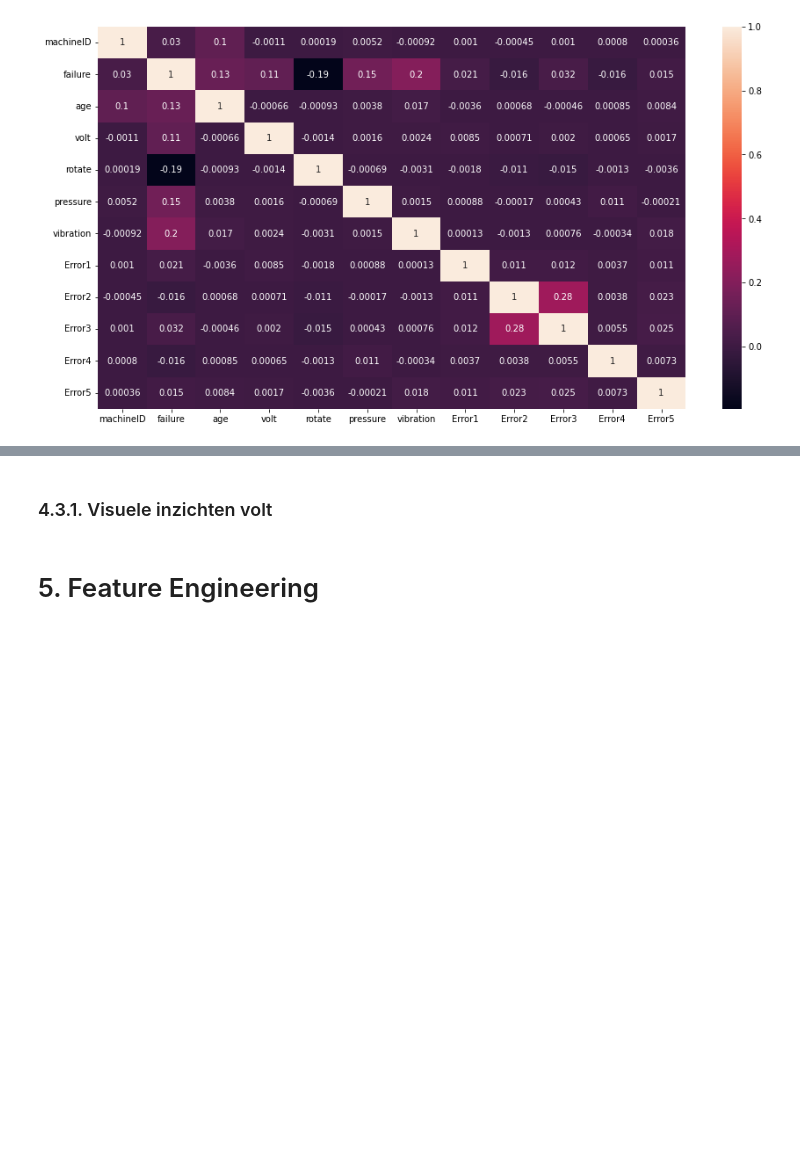
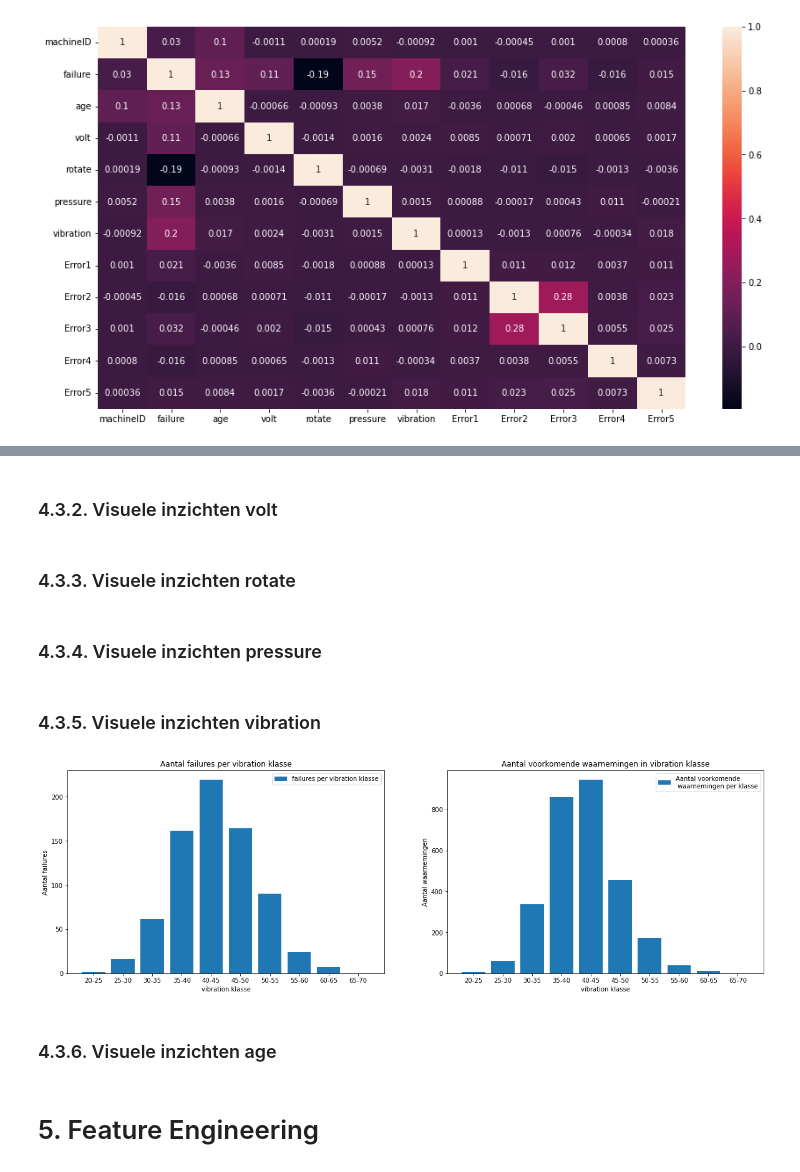
Before and after one commit to Intux404/Predictive_Maintenance, a Jupyter notebook: Predictive_Maintenance_nieuw.ipynb, the cells around one changed output, grey strips where cells are left out. Saved outputs shown, nothing was run; the diff lists cells and outputs as text; code cells hidden in the pictures; blank space fills up the shorter version.

```diff
--- a/Predictive_Maintenance_nieuw.ipynb
+++ b/Predictive_Maintenance_nieuw.ipynb
@@ -842,5 +936,72 @@ Om te beginnen worden de onafhankelijke variabelen die te maken hebben met de me
 # %% [markdown]
-### 4.3.1. Visuele inzichten volt <a class="anchor" id="Chapyer4.3.1"></a><br>
+### 4.3.2. Visuele inzichten volt <a class="anchor" id="Chapter4.3.2"></a><br>
+# %% [markdown]
+### 4.3.3. Visuele inzichten rotate <a class="anchor" id="Chapter4.3.3"></a><br>
+# %% [markdown]
+### 4.3.4. Visuele inzichten pressure <a class="anchor" id="Chapter4.3.4"></a><br>
+# %% [markdown]
+### 4.3.5. Visuele inzichten vibration <a class="anchor" id="Chapter4.3.5"></a><br>
+# %%
+# vibration min = 21.952829
+# vibration max = 63.246018
+# bins: 20, 25, 30, 35, 40, 45, 50, 55, 60, 65, 70
+
+dfSmall_encoded['vibration'].describe()
+
+toCut = dfSmall_encoded.vibration
+labelsUsed = [
+    '20-25',
+    '25-30',
+    '30-35',
+    '35-40',
+    '40-45',
+    '45-50',
+    '50-55',
+    '55-60',
+    '60-65',
+    '65-70'
+]
+
+vibrationcat = pd.cut(toCut,bins=[20, 25, 30, 35, 40, 45, 50, 55, 60, 65, 70],
+    labels=labelsUsed)
+
+if 'vibration_class' not in dfSmall_encoded.columns:
+    dfSmall_encoded.insert(13,'vibration_class',vibrationcat) #Inserts the records into the new columns, but when executed again another code should be used(?)
+
+else:
+    dfSmall_encoded=dfSmall_encoded
+
+## Building the graphic
+
+# validation code to check the amount of failures within a rotation class
+# test = dfSmall['vibration'].groupby(dfSmall['vibration_class']).sum()
+# print(test)
+
+#Grouping only takes the [1] values in failure
+vibrationGroupRotatedf = dfSmall_encoded['failure'].groupby(dfSmall_encoded['vibration_class']).sum().reset_index()
+x = vibrationGroupRotatedf['vibration_class']
+y = vibrationGroupRotatedf['failure']
+z = dfSmall_encoded['vibration'].groupby(dfSmall_encoded['vibration_class']).count()
+
+fig, (ax1, ax2) = plt.subplots(1, 2, figsize=(20,6))
+
+ax1.bar(x, y, label='failures per vibration klasse', align='center')
+ax1.set_title('Aantal failures per vibration klasse')
+ax1.set_ylabel('Aantal failures')
+ax1.set_xlabel('vibration klasse')
+ax1.legend()
+
+ax2.bar(x, z, label='Aantal voorkomende \n waarnemingen per klasse', align='center')
+ax2.set_title('Aantal voorkomende waarnemingen in vibration klasse')
+ax2.set_ylabel('Aantal waarnemingen')
+ax2.set_xlabel('vibration klasse')
+ax2.legend()
+
+plt.show()
+# %% [output]
+[figure, added]
+# %% [markdown]
+### 4.3.6. Visuele inzichten age <a class="anchor" id="Chapter4.3.6"></a><br>
 # %% [markdown]
 # 5. Feature Engineering <a class="anchor" id="Chapter5"></a><br>
 # %% [markdown]
```
Also changed, not shown: parts of 5 cells of this notebook.
